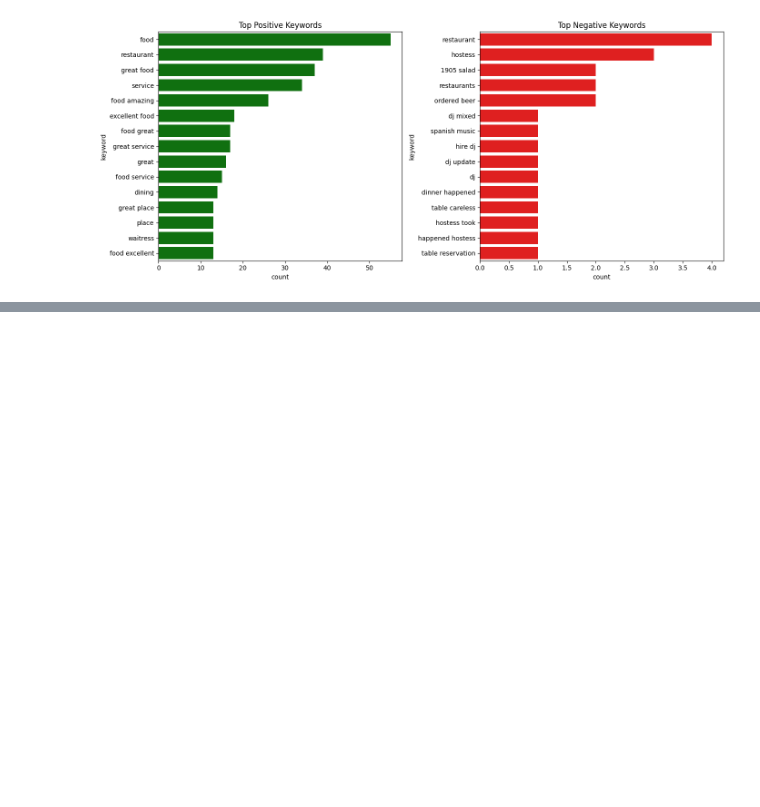
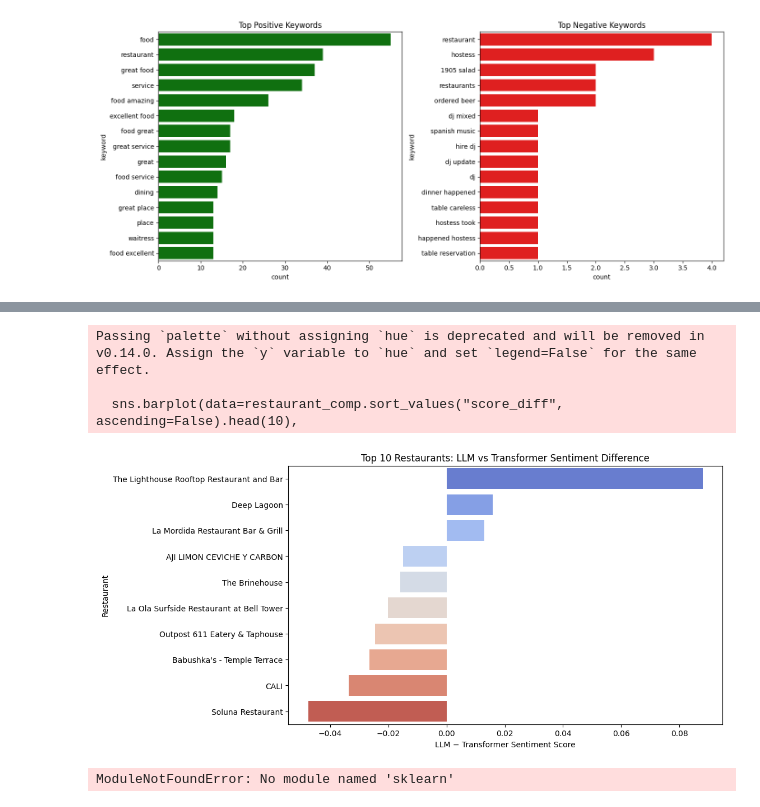
Before and after one commit to Ramisanan/restaurant-sentiment-analysis, a Jupyter notebook: visualization.ipynb, the cells around one changed output, grey strips where cells are left out. Drawn from its saved outputs; the diff is of its cells as text; code cells hidden in the pictures; blank space fills up the shorter version.

```diff
--- a/visualization.ipynb
+++ b/visualization.ipynb
@@ -170,0 +204,47 @@ plt.show()
+# %%
+restaurant_df = pd.read_sql("""
+    SELECT review_id, restaurant_id, restaurant_name
+    FROM google_review.restaurant_reviews
+""", pg_engine)
+
+merged_full = compare_df.merge(restaurant_df, on="review_id", how="left")
+
+restaurant_comp = (
+    merged_full.groupby("restaurant_name")
+    .agg(
+        nlp_avg_score=('nlp_score', 'mean'),
+        llm_avg_score=('llm_score', 'mean'),
+        n_reviews=('review_id', 'count')
+    )
+    .reset_index()
+)
+
+restaurant_comp["score_diff"] = restaurant_comp["llm_avg_score"] - restaurant_comp["nlp_avg_score"]
+# %%
+plt.figure(figsize=(10,6))
+sns.barplot(data=restaurant_comp.sort_values("score_diff", ascending=False).head(10),
+            x="score_diff", y="restaurant_name", palette="coolwarm")
+plt.title("Top 10 Restaurants: LLM vs Transformer Sentiment Difference")
+plt.xlabel("LLM − Transformer Sentiment Score")
+plt.ylabel("Restaurant")
+plt.show()
+# %% [output]
+Passing `palette` without assigning `hue` is deprecated and will be removed in v0.14.0. Assign the `y` variable to `hue` and set `legend=False` for the same effect.
+
+  sns.barplot(data=restaurant_comp.sort_values("score_diff", ascending=False).head(10),
+[figure, added]
+# %%
+from sklearn.feature_extraction.text import CountVectorizer
+from sklearn.metrics.pairwise import cosine_similarity
+
+def keyword_similarity(k1, k2):
+    vec = CountVectorizer().fit_transform([k1, k2])
+    return cosine_similarity(vec)[0,1]
+
+compare_df["keyword_similarity"] = compare_df.apply(
+    lambda x: keyword_similarity(str(x["nlp_keywords"]), str(x["llm_keywords"])), axis=1
+)
+
+print("Average keyword overlap:", compare_df["keyword_similarity"].mean())
+# %% [output]
+ModuleNotFoundError: No module named 'sklearn'
```
Also changed, not shown: parts of 5 cells of this notebook, 1 other file.
